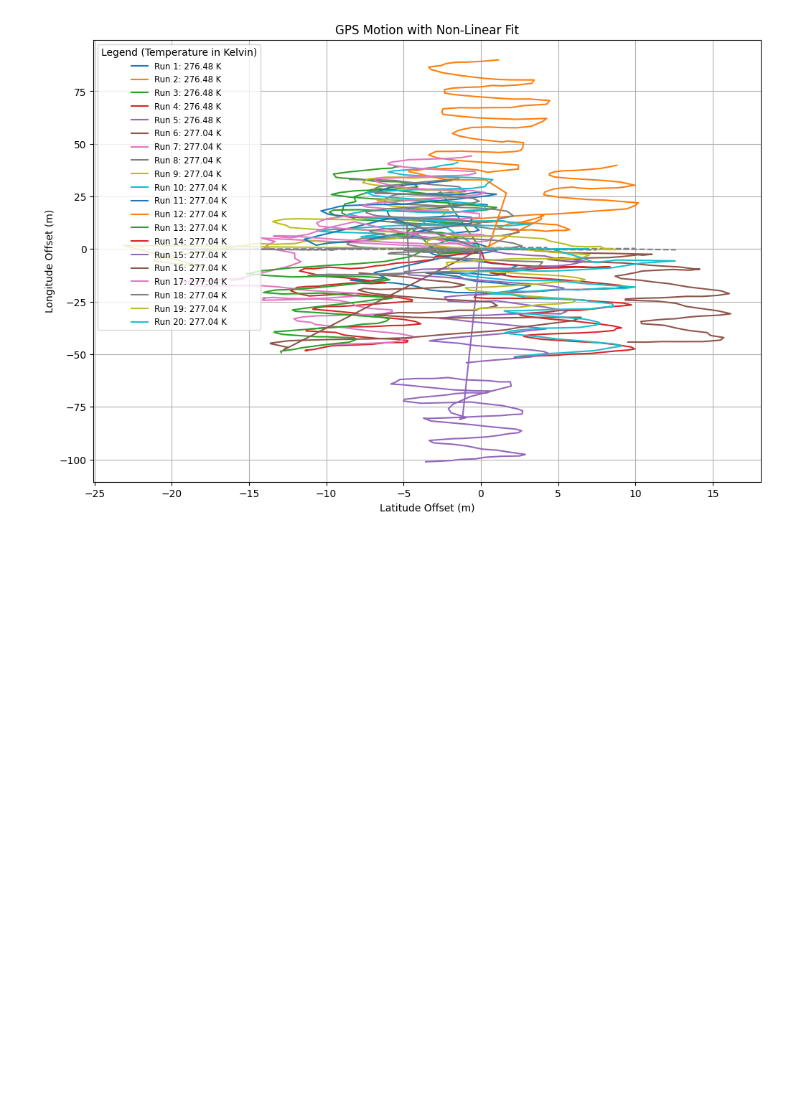
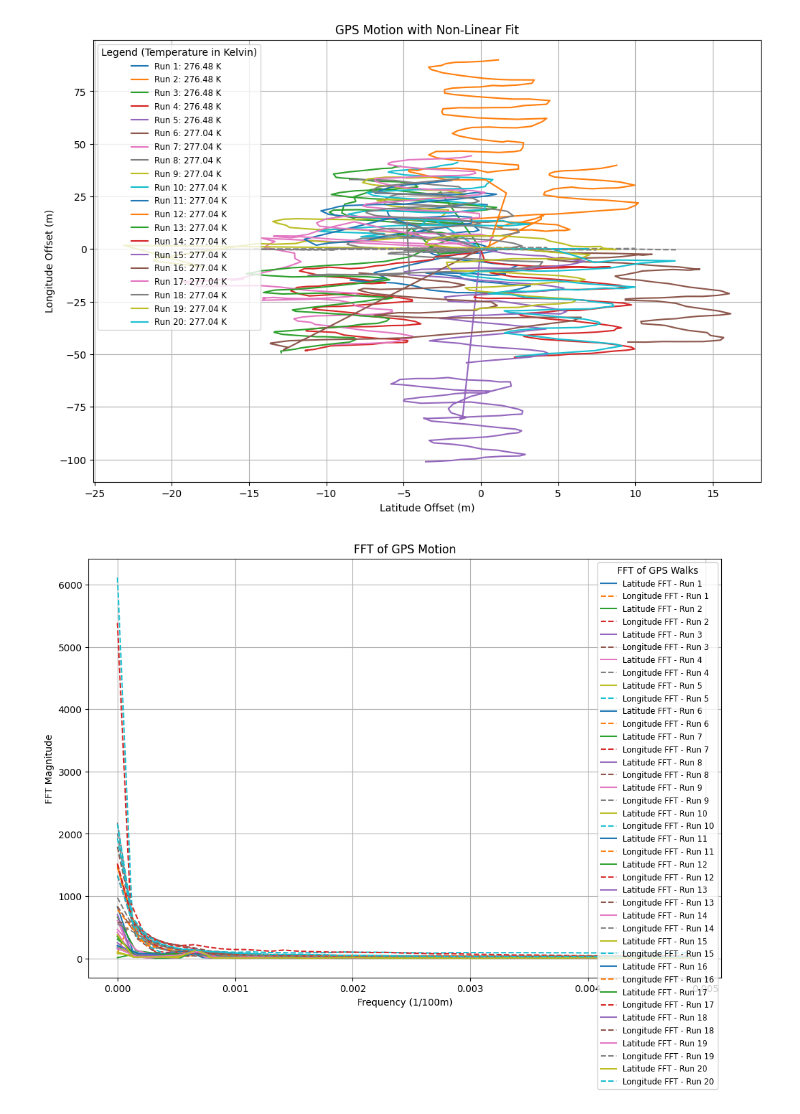
Before and after one commit to ubsuny/CP1-24-final, a Jupyter notebook: dhamalakamal/code/final.ipynb, the cells around one changed output. Saved outputs shown, nothing was run; the diff lists cells and outputs as text; code cells hidden in the pictures; blank space fills up the shorter version.

Commit message:
Added fft and inverse fft plot of magnitudes of our walk in sinewave path

```diff
--- a/dhamalakamal/code/final.ipynb
+++ b/dhamalakamal/code/final.ipynb
@@ -146,3 +146,61 @@ plt.grid(True)
 plt.show()
 # %% [output]
 [figure]
+# %%
+import matplotlib.pyplot as plt
+import numpy as np
+import pandas as pd
+from pathlib import Path
+from final import fft_wrapper
+
+# Define the data directory
+data_dir = Path("../data")
+
+# Initialize the plot
+plt.figure(figsize=(12, 8))
+
+# Iterate through all 20 repetitions
+for i in range(1, 21):
+    # Construct file names
+    unique_id = f"gps{i:02d}"
+    csv_file = data_dir / f"{unique_id}_sinewalk.csv"
+
+    # Read CSV file for GPS motion
+    df = pd.read_csv(csv_file)
+    latitudes = df["Latitude (°)"].values
+    longitudes = df["Longitude (°)"].values
+
+    # Convert latitude and longitude to meters (approximating 1 degree ≈ 111,000 meters)
+    latitudes_m = (latitudes - latitudes[0]) * 111000
+    longitudes_m = (longitudes - longitudes[0]) * 111000 * np.cos(np.radians(latitudes[0]))
+
+    # Apply FFT to the latitude and longitude data using the fft_wrapper
+    fft_latitudes = fft_wrapper(latitudes_m)
+    fft_longitudes = fft_wrapper(longitudes_m)
+
+    # Get the frequency axis in Hz (1/seconds)
+    n = len(latitudes_m)
+    freq = np.fft.fftfreq(n, d=1)  # Frequency in Hz (1/sample_rate)
+
+    # Convert the frequency axis to 1/100 meters (scaling by 100)
+    freq_100m = freq / 100  # Scaling by 100m for the frequency axis
+
+    # Calculate FFT magnitudes
+    fft_mag_latitudes = np.abs(fft_latitudes)
+    fft_mag_longitudes = np.abs(fft_longitudes)
+
+    # Plot the FFT for latitudes and longitudes
+    plt.plot(freq_100m[:n // 2], fft_mag_latitudes[:n // 2], label=f"Latitude FFT - Run {i}")
+    plt.plot(freq_100m[:n // 2], fft_mag_longitudes[:n // 2], label=f"Longitude FFT - Run {i}", linestyle="--")
+
+# Configure the plot
+plt.title("FFT of GPS Motion")
+plt.xlabel("Frequency (1/100m)")
+plt.ylabel("FFT Magnitude")
+plt.legend(title="FFT of GPS Walks", loc="best", fontsize="small")
+plt.grid(True)
+
+# Show the plot
+plt.show()
+# %% [output]
+[figure, added]
```
Also changed, not shown: parts of 1 cell of this notebook.
